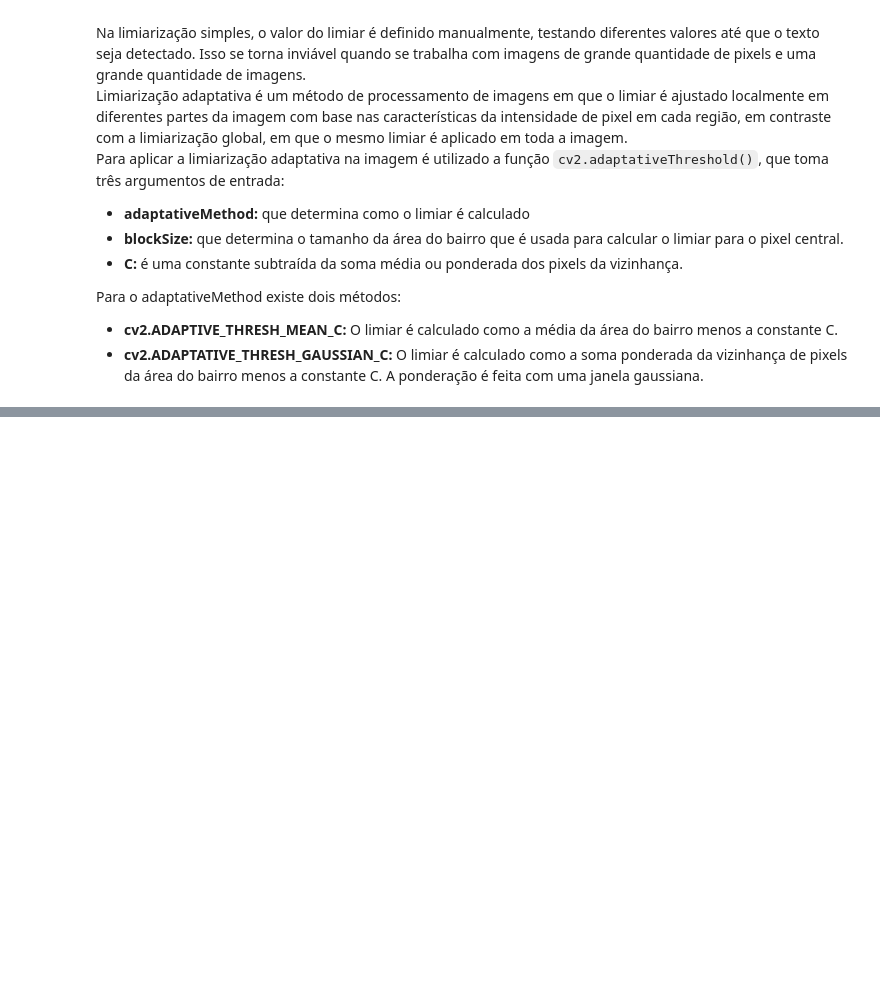
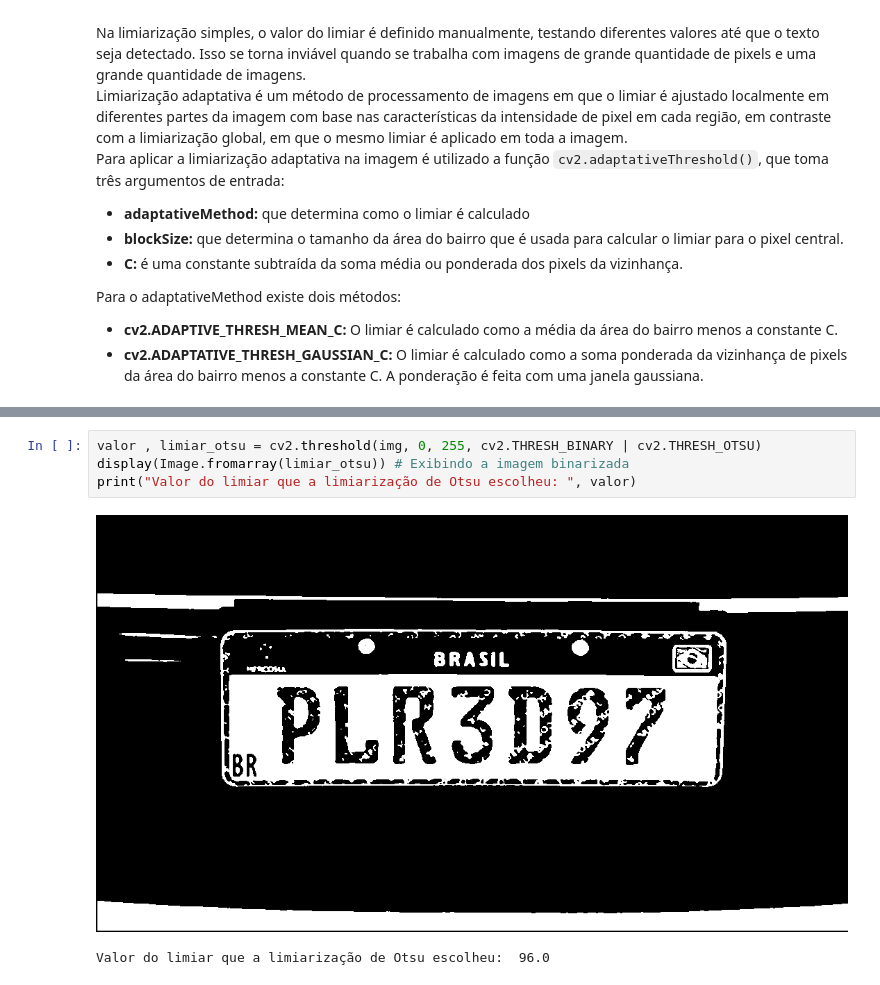
Before and after one commit to marcalhenrique/estudos, a Jupyter notebook: visao_computacional/placa_de_carro/placa_de_carro.ipynb, the cells around one changed output, grey strips where cells are left out. Cells and saved outputs as stored; diff of their text form; blank space fills up the shorter version.

```diff
--- a/visao_computacional/placa_de_carro/placa_de_carro.ipynb
+++ b/visao_computacional/placa_de_carro/placa_de_carro.ipynb
@@ -119,0 +186,7 @@ Para o adaptativeMethod existe dois métodos:
+# %%
+valor , limiar_otsu = cv2.threshold(img, 0, 255, cv2.THRESH_BINARY | cv2.THRESH_OTSU)
+display(Image.fromarray(limiar_otsu)) # Exibindo a imagem binarizada
+print("Valor do limiar que a limiarização de Otsu escolheu: ", valor)
+# %% [output]
+[figure, added]
+Valor do limiar que a limiarização de Otsu escolheu:  96.0
```
Also changed, not shown: parts of 59 cells of this notebook, 2 other files.
